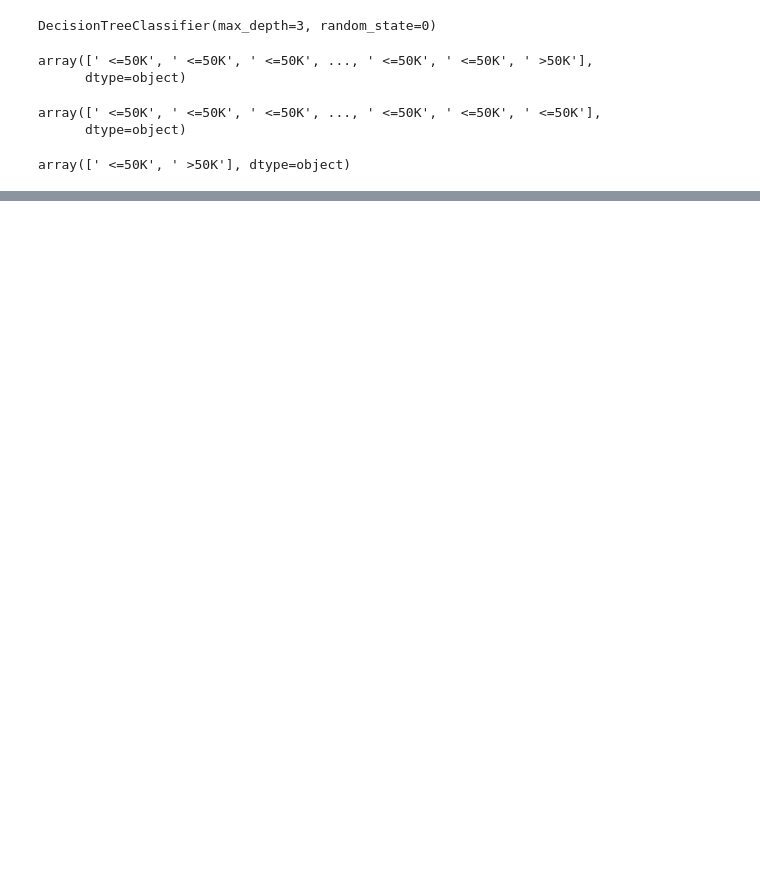
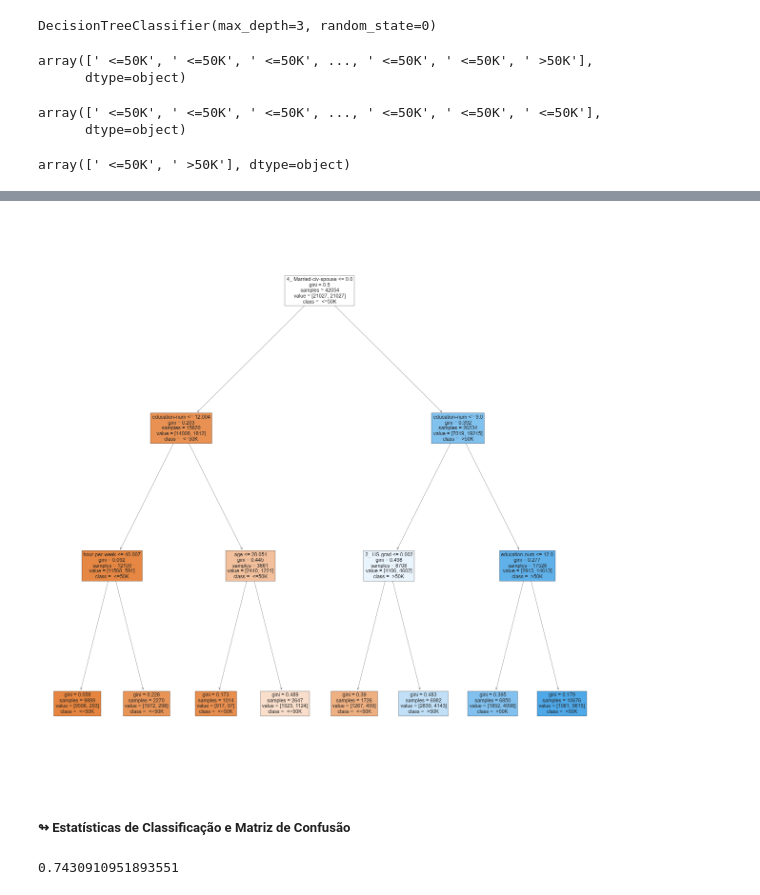
Before and after one commit to raickmiranda/DataScienceAI_TP, a Jupyter notebook: src/census_decisiontree.ipynb, the cells around one changed output, grey strips where cells are left out. Saved outputs shown, nothing was run; the diff lists cells and outputs as text; code cells hidden in the pictures; blank space fills up the shorter version.

```diff
--- a/src/census_decisiontree.ipynb
+++ b/src/census_decisiontree.ipynb
@@ -105,0 +157,3 @@ cm.score(X_census_test_set, y_census_test_set)
+# %%
+with open('../sample_data/census_smote.pkl', 'rb') as f_smote:
+    X_census_training_set_smote, y_census_training_set_smote, X_census_test_set_smote, y_census_test_set_smote, df_transformed, one_hot_encoder_census = pk.load(f_smote)
@@ -105,0 +184,11 @@ cm.score(X_census_test_set, y_census_test_set)
+# %%
+figure, axis = plt.subplots(nrows=1, ncols=1, figsize=(15, 15))
+tree.plot_tree(tree_census_smote, filled=True, class_names=list(tree_census_smote.classes_), feature_names=list(df_transformed.columns));
+# %% [output]
+[figure, added]
+# %% [markdown]
+##### ↬ **Estatísticas de Classificação e Matriz de Confusão**
+# %%
+accuracy_score(y_census_test_set_smote, predictor_smote)
+# %% [output]
+0.7430910951893551
```
Also changed, not shown: parts of 59 cells of this notebook, 1 other file.
